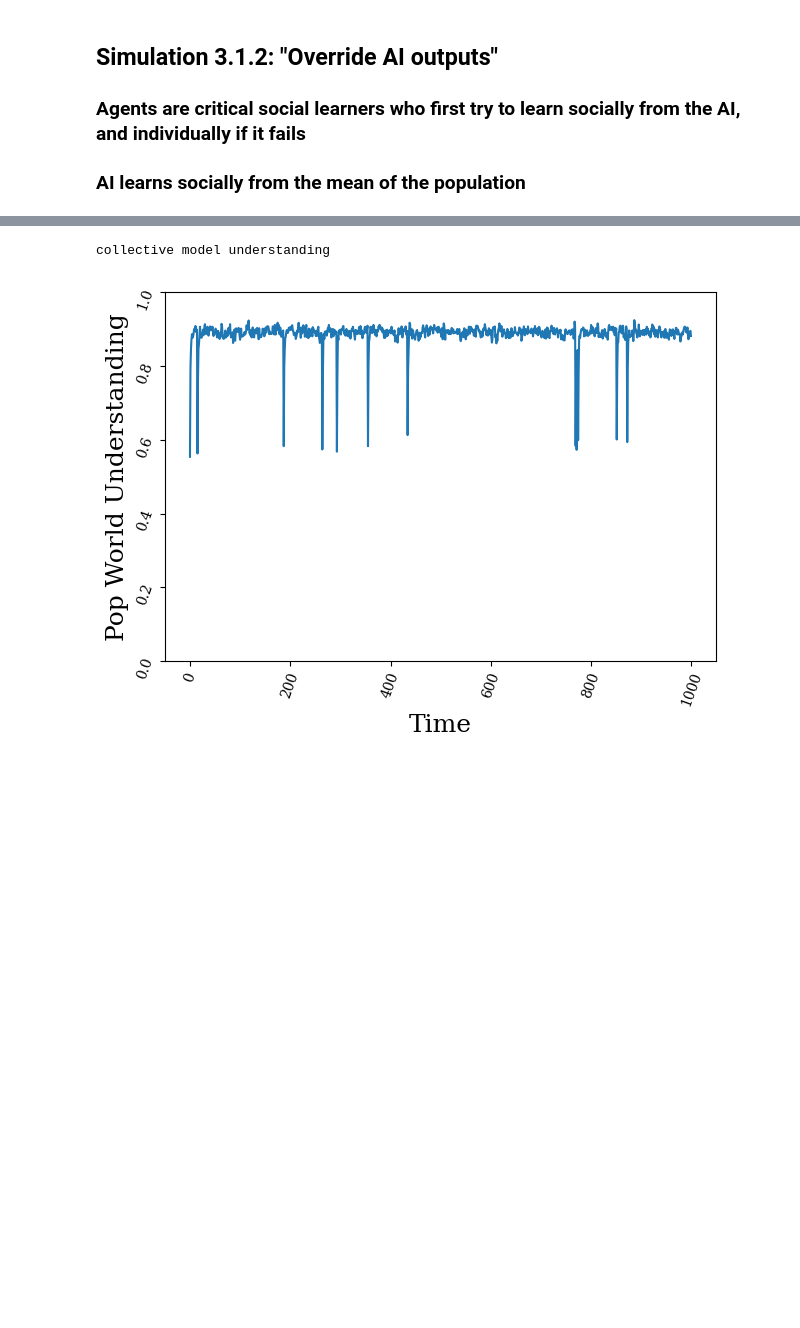
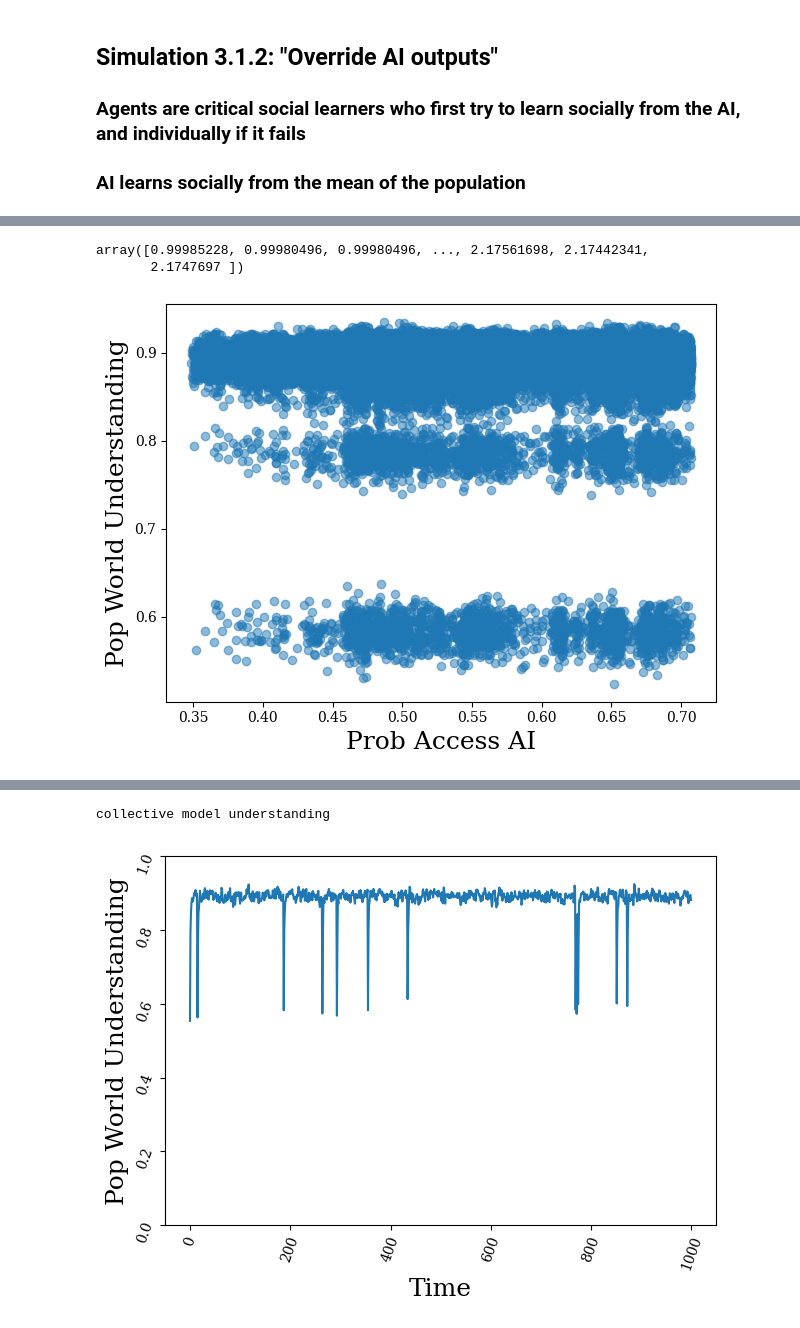
Before and after one commit to collinskatie/ai-rogers-paradox, a Jupyter notebook: sims.ipynb, the cells around one changed output, grey strips where cells are left out. Cells and saved outputs as stored; diff of their text form; code cells hidden in the pictures; blank space fills up the shorter version.

```diff
--- a/sims.ipynb
+++ b/sims.ipynb
@@ -218,3 +226,16 @@ collective model understanding
+# %%
+ai_bias_means
+# %% [output]
+array([0.99985228, 0.99980496, 0.99980496, ..., 2.17561698, 2.17442341,
+       2.1747697 ])
+# %%
+plt.scatter( ai_bias_means/(ai_bias_means+1), learner_adaptation,alpha=0.5)
+plt.xlabel("Prob Access AI", fontsize=18)
+plt.ylabel("Pop World Understanding", fontsize=18)
+plt.tight_layout()
+plt.savefig('figures/critical_ai_social_learn_freq_rp_prob_ai_access.png', dpi=400)
+# %% [output]
+[figure, added]
 # %%
 # social_learner_freqs, ai_bias_means, change_points, ai_adaptation, learner_adaptation, social_learner_adaptation
 plt.scatter(ai_bias_means, learner_adaptation)
```
Also changed, not shown: parts of 10 cells of this notebook, 24 other files.
